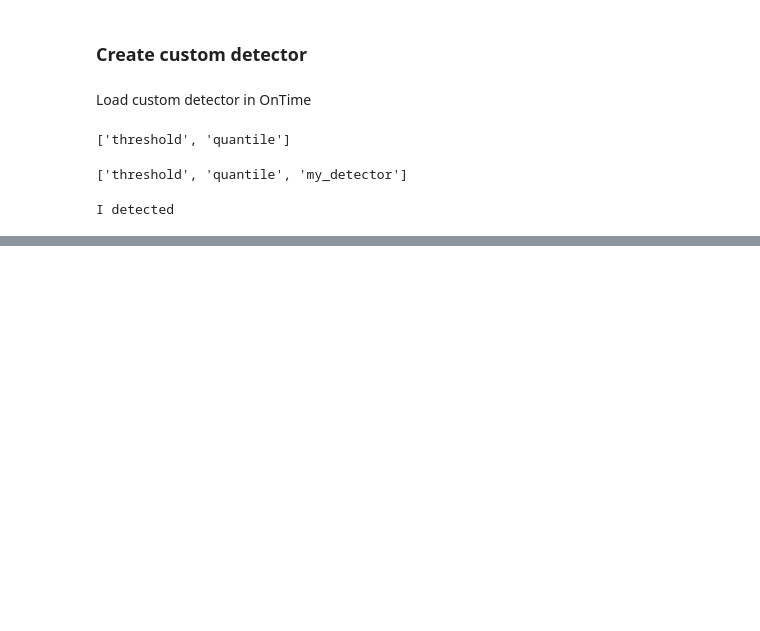
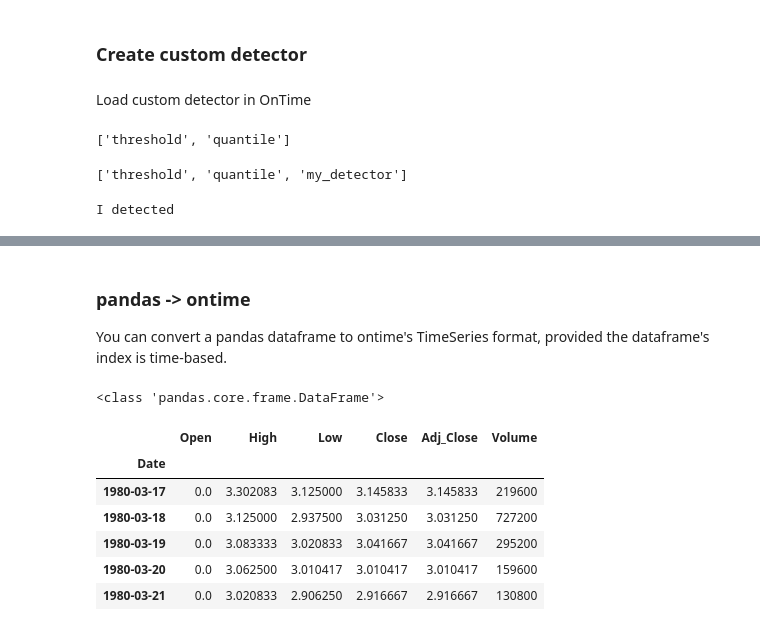
Before and after one commit to ontime-re/ontime, a Jupyter notebook: notebooks/docs/0_core/0.1-time-series-custom-class.ipynb, the cells around one changed output, grey strips where cells are left out. Saved outputs shown, nothing was run; the diff lists cells and outputs as text; code cells hidden in the pictures; blank space fills up the shorter version.

```diff
--- a/notebooks/docs/0_core/0.1-time-series-custom-class.ipynb
+++ b/notebooks/docs/0_core/0.1-time-series-custom-class.ipynb
@@ -76,0 +128,21 @@ I detected
+# %% [markdown]
+### pandas -> ontime
+You can convert a pandas dataframe to ontime's TimeSeries format, provided the dataframe's index is time-based.
+# %%
+from sklearn.datasets import fetch_openml
+
+pandasAmd = fetch_openml("AMD-Stock-Prices-Historical-Data", version=1, as_frame=True, parser="pandas").frame
+print(type(pandasAmd))
+# set index to be compliant with TimeEval's canonical format
+pandasAmd.index= pandasAmd['Date'].astype('datetime64[ns]')
+del pandasAmd['Date']
+pandasAmd.head()
+# %% [output]
+<class 'pandas.core.frame.DataFrame'>
+|  | Open | High | Low | Close | Adj_Close | Volume |
+| Date |  |  |  |  |  |  |
+| 1980-03-17 | 0.0 | 3.302083 | 3.125000 | 3.145833 | 3.145833 | 219600 |
+| 1980-03-18 | 0.0 | 3.125000 | 2.937500 | 3.031250 | 3.031250 | 727200 |
+| 1980-03-19 | 0.0 | 3.083333 | 3.020833 | 3.041667 | 3.041667 | 295200 |
+| 1980-03-20 | 0.0 | 3.062500 | 3.010417 | 3.010417 | 3.010417 | 159600 |
+| 1980-03-21 | 0.0 | 3.020833 | 2.906250 | 2.916667 | 2.916667 | 130800 |
```
Also changed, not shown: parts of 14 cells of this notebook, 3 other files.
